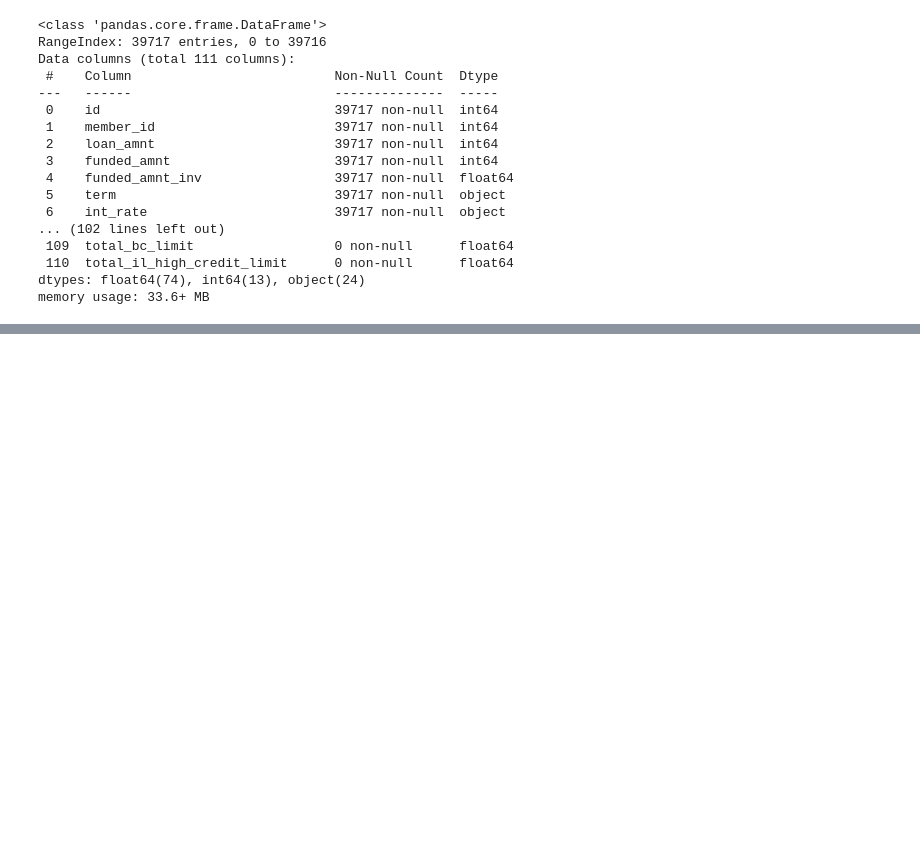
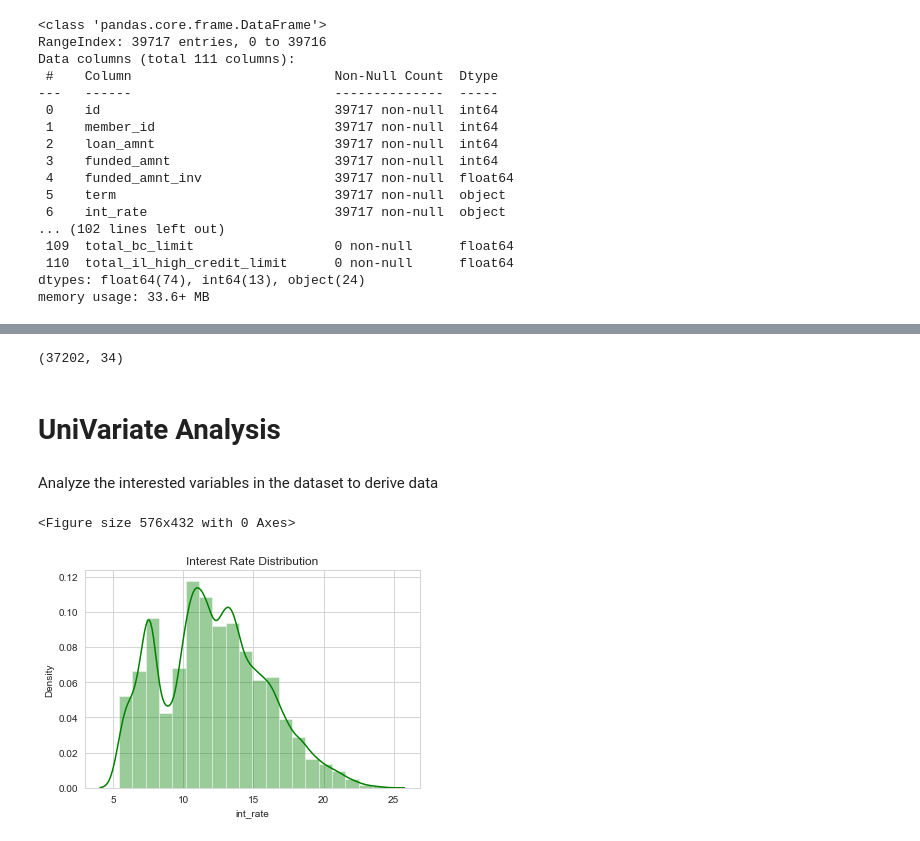
Before and after one commit to devimur2021/Lending-Club, a Jupyter notebook: Lending Club Case Study.ipynb, the cells around one changed output, grey strips where cells are left out. Drawn from its saved outputs; the diff is of its cells as text; code cells hidden in the pictures; blank space fills up the shorter version.

Commit message:
uni-Bi Variate Analysis data

```diff
--- a/Lending Club Case Study.ipynb
+++ b/Lending Club Case Study.ipynb
@@ -87,0 +109,6 @@ df.drop(['id','loan_amnt','annual_inc_joint','url','desc','title','zip_code','dt
+# %%
+#Data Cleanup
+#Drop Duplicate columns and columns which does not help in the analysis
+df = df.drop(['id','loan_amnt','grade','sub_grade','url','desc','zip_code','mths_since_last_delinq','mths_since_last_record','next_pymnt_d','pymnt_plan','initial_list_status','out_prncp','total_pymnt','collections_12_mths_ex_med','policy_code','application_type','acc_now_delinq','chargeoff_within_12_mths','delinq_amnt','tax_liens','title','out_prncp_inv','revol_bal','revol_util'],axis=1)
+df = df[~(df['emp_length'].isnull())]
+df = df[~(df['emp_title'].isnull())]
@@ -87,0 +146,26 @@ df.drop(['id','loan_amnt','annual_inc_joint','url','desc','title','zip_code','dt
+# %%
+#Convert Data Type of the Columns for Processing - Contd
+
+df['term'] = df['term'].astype(int)
+df['int_rate'] = df['int_rate'].astype(float)
+df['emp_length'] = df['emp_length'].astype(int)
+
+
+df[['emp_title','home_ownership','verification_status']] = df[['emp_title','home_ownership','verification_status']].astype(str)
+
+
+df['issue_d'] = pd.to_datetime(df.issue_d.str.upper(), format='%b-%y', yearfirst=False)
+df['last_pymnt_d'] = pd.to_datetime(df.last_pymnt_d.str.upper(), format='%b-%y', yearfirst=False)
+df['last_credit_pull_d'] = pd.to_datetime(df.last_credit_pull_d.str.upper(), format='%b-%y', yearfirst=False)
+# %%
+#Derived Metrics
+
+df['issue_y'] = pd.DatetimeIndex(df["issue_d"]).year
+df['last_pymnt_y'] = df['last_pymnt_d'].dt.year
+# %%
+df['delinq_2yrs'].value_counts()
+df['int_rate'].describe()
+df['collection_recovery_fee'].value_counts()
+df['dti'].describe()
+df['verification_status'] = df['verification_status'].str.replace('Source Verified','Verified')
+df['verification_status'].value_counts()
@@ -87,0 +205,21 @@ df.drop(['id','loan_amnt','annual_inc_joint','url','desc','title','zip_code','dt
+# %%
+df.shape
+# %% [output]
+(37202, 34)
+# %% [markdown]
+# UniVariate Analysis
+# %% [markdown]
+Analyze the interested variables in the dataset to derive data
+# %%
+plt.figure(figsize=[8,6])
+plt.show()
+# %% [output]
+<Figure size 576x432 with 0 Axes>
+# %%
+#Describe the Interest Rate Distribution
+sns.set_style("whitegrid")
+sns.distplot(df.int_rate, bins=20, color="g")
+plt.title("Interest Rate Distribution", fontsize=12)
+plt.show()
+# %% [output]
+[figure, added]
```
Also changed, not shown: parts of 28 cells of this notebook.
